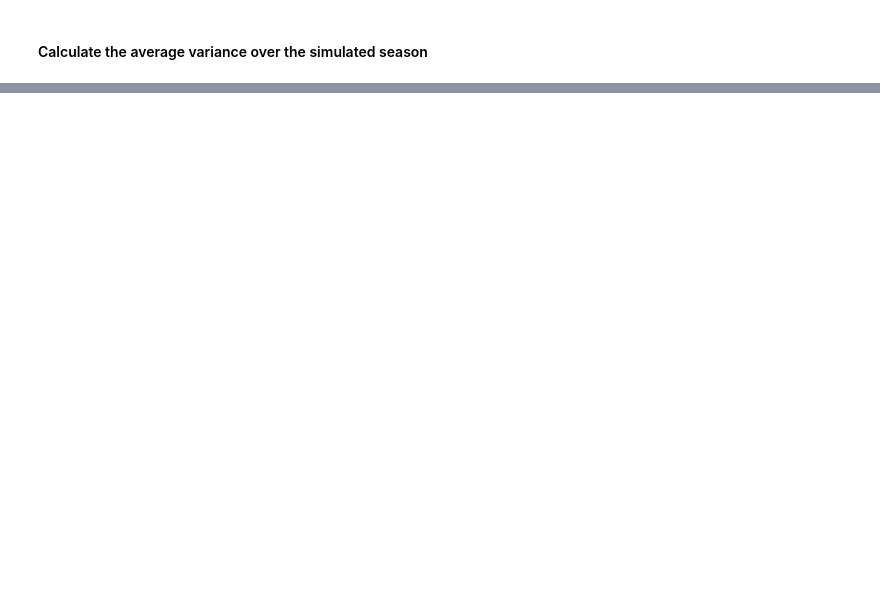
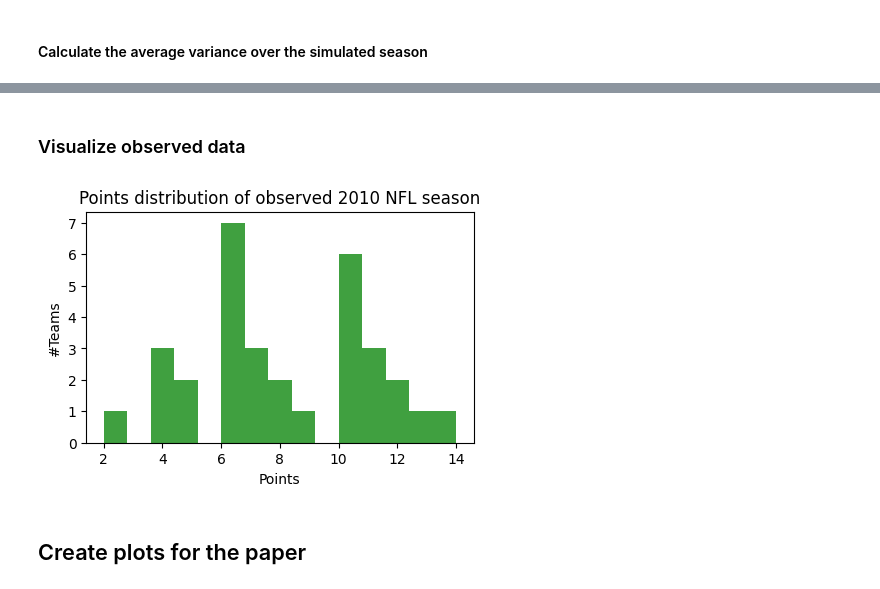
Before and after one commit to unicorne/luck_vs_skill, a Jupyter notebook: simulation_step_by_step.ipynb, the cells around one changed output, grey strips where cells are left out. Drawn from its saved outputs; the diff is of its cells as text; code cells hidden in the pictures; blank space fills up the shorter version.

```diff
--- a/simulation_step_by_step.ipynb
+++ b/simulation_step_by_step.ipynb
@@ -184,0 +187,13 @@ calculate_variance_of_simulated_leagues(sims_1000)
+# %% [markdown]
+### Visualize observed data
+# %%
+plot_points_as_histogramm(
+    nfl_observed_2010["Wins"].values[0],
+    "Points distribution of observed 2010 NFL season",
+    stepsize=1,
+    figsize=(5, 3),
+)
+# %% [output]
+[figure, added]
+# %% [markdown]
+## Create plots for the paper
```
Also changed, not shown: parts of 16 cells of this notebook, 5 other files.
